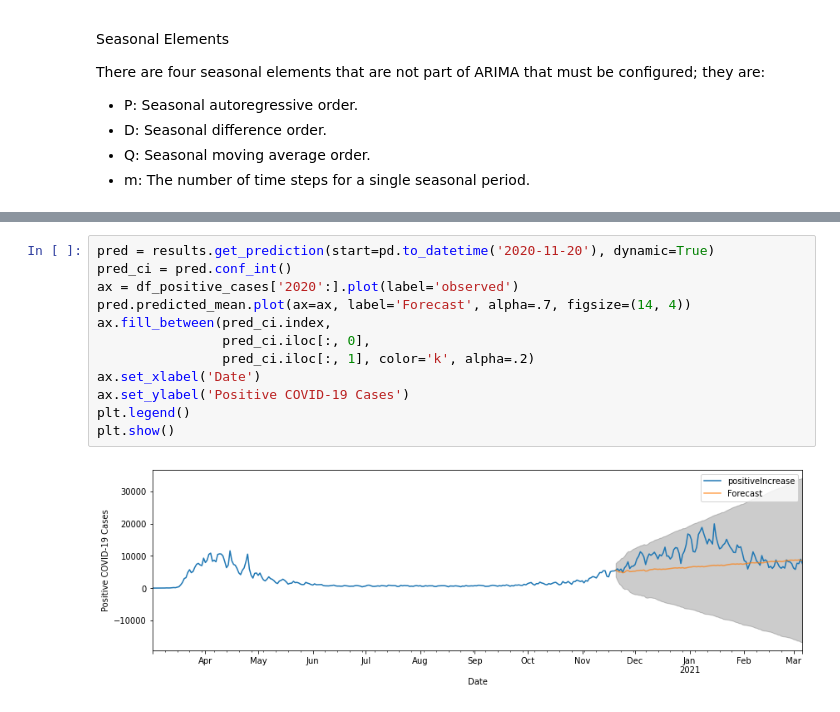
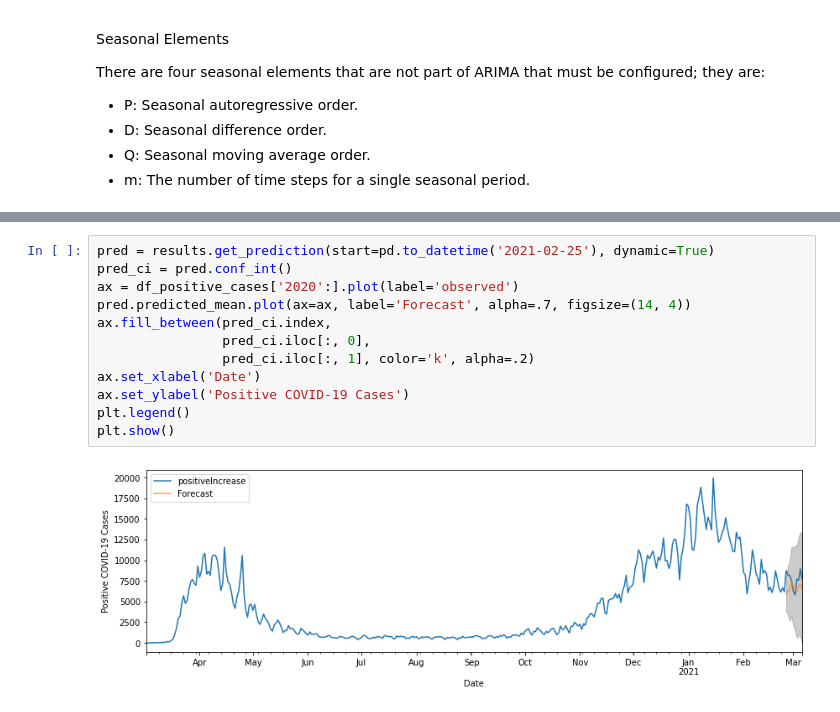
Before and after one commit to JohnKHancock/CUNY_DATA_698_Maters_Project, a Jupyter notebook: project-model/arima-model-v3.ipynb, the cells around one changed output, grey strips where cells are left out. Saved outputs shown, nothing was run; the diff lists cells and outputs as text.

```diff
--- a/project-model/arima-model-v3.ipynb
+++ b/project-model/arima-model-v3.ipynb
@@ -335,16 +347,16 @@ sigma2      8.677e+05   7.03e+04     12.348      0.000     7.3e+05    1.01e+06
 ==============================================================================
 [figure]
 # %%
-pred = results.get_prediction(start=pd.to_datetime('2020-11-20'), dynamic=True)
+pred = results.get_prediction(start=pd.to_datetime('2021-02-25'), dynamic=True)
 pred_ci = pred.conf_int()
 ax = df_positive_cases['2020':].plot(label='observed')
 pred.predicted_mean.plot(ax=ax, label='Forecast', alpha=.7, figsize=(14, 4))
 ax.fill_between(pred_ci.index,
                 pred_ci.iloc[:, 0],
                 pred_ci.iloc[:, 1], color='k', alpha=.2)
 ax.set_xlabel('Date')
 ax.set_ylabel('Positive COVID-19 Cases')
 plt.legend()
 plt.show()
 # %% [output]
-[figure, old version]
+[figure, new version]
```
Also changed, not shown: parts of 5 cells of this notebook.
